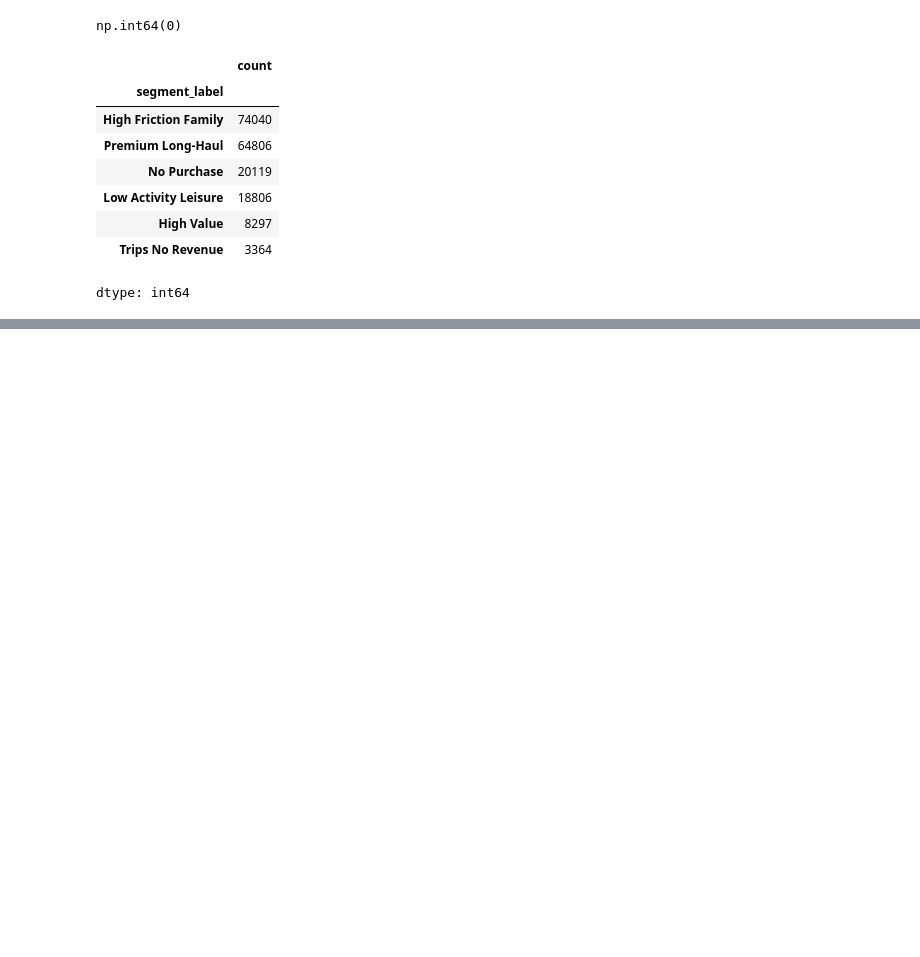
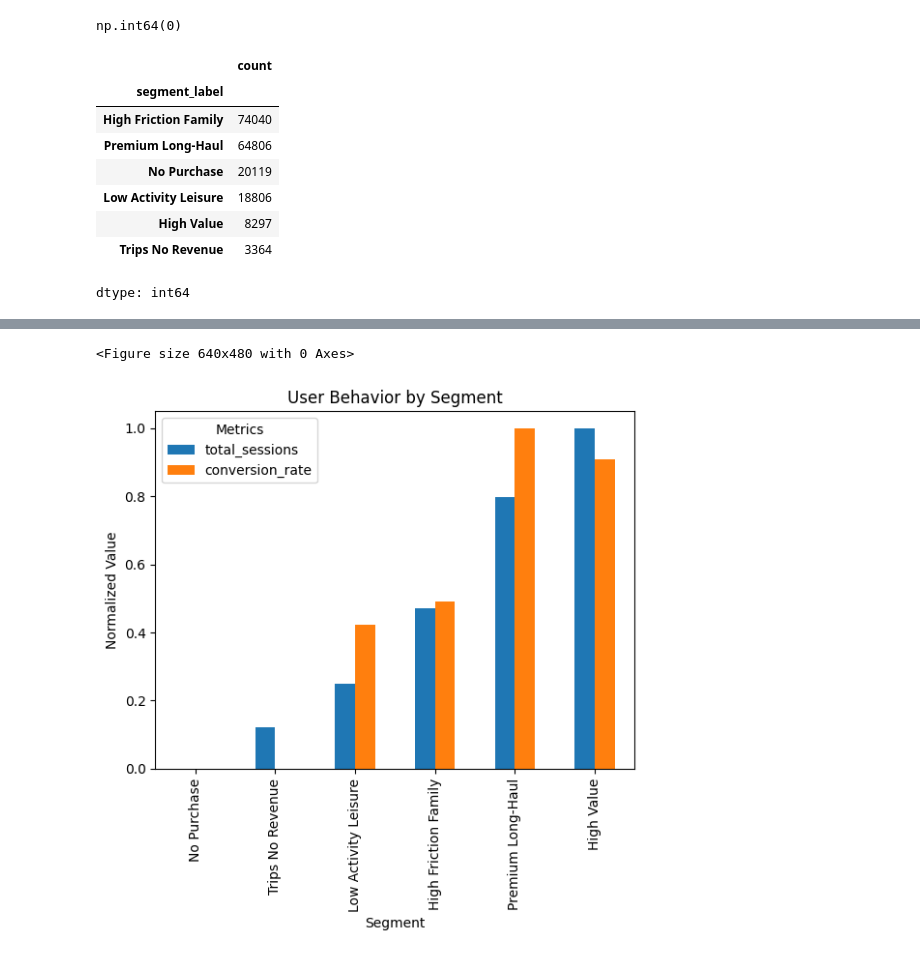
Before and after one commit to adrianmrizo/Client-Segmentation-Analysis, a Jupyter notebook: Adrian_Travel_Tide_Mastery_Project.ipynb, the cells around one changed output, grey strips where cells are left out. Drawn from its saved outputs; the diff is of its cells as text; code cells hidden in the pictures; blank space fills up the shorter version.

```diff
--- a/Adrian_Travel_Tide_Mastery_Project.ipynb
+++ b/Adrian_Travel_Tide_Mastery_Project.ipynb
@@ -1974,0 +2002,36 @@ for segment in df_final['segment_label'].unique():
+# %%
+metrics = [
+    'total_sessions',
+    'conversion_rate',
+    #'completed_trips'
+]
+
+df_segment = df_final.groupby('segment_label')[metrics].mean()
+# %%
+from sklearn.preprocessing import MinMaxScaler
+
+scaler = MinMaxScaler()
+
+df_segment_scaled = df_segment.copy()
+df_segment_scaled[metrics] = scaler.fit_transform(df_segment)
+# %%
+df_segment_scaled = df_segment_scaled.sort_values(by='total_sessions')
+# %%
+import matplotlib.pyplot as plt
+
+plt.figure()
+
+df_segment_scaled.plot(kind='bar')
+
+plt.xlabel("Segment")
+plt.ylabel("Normalized Value")
+plt.title("User Behavior by Segment")
+
+plt.xticks(rotation=90)
+
+plt.legend(title="Metrics")
+
+plt.show()
+# %% [output]
+<Figure size 640x480 with 0 Axes>
+[figure, added]
```
Also changed, not shown: parts of 4 cells of this notebook.
